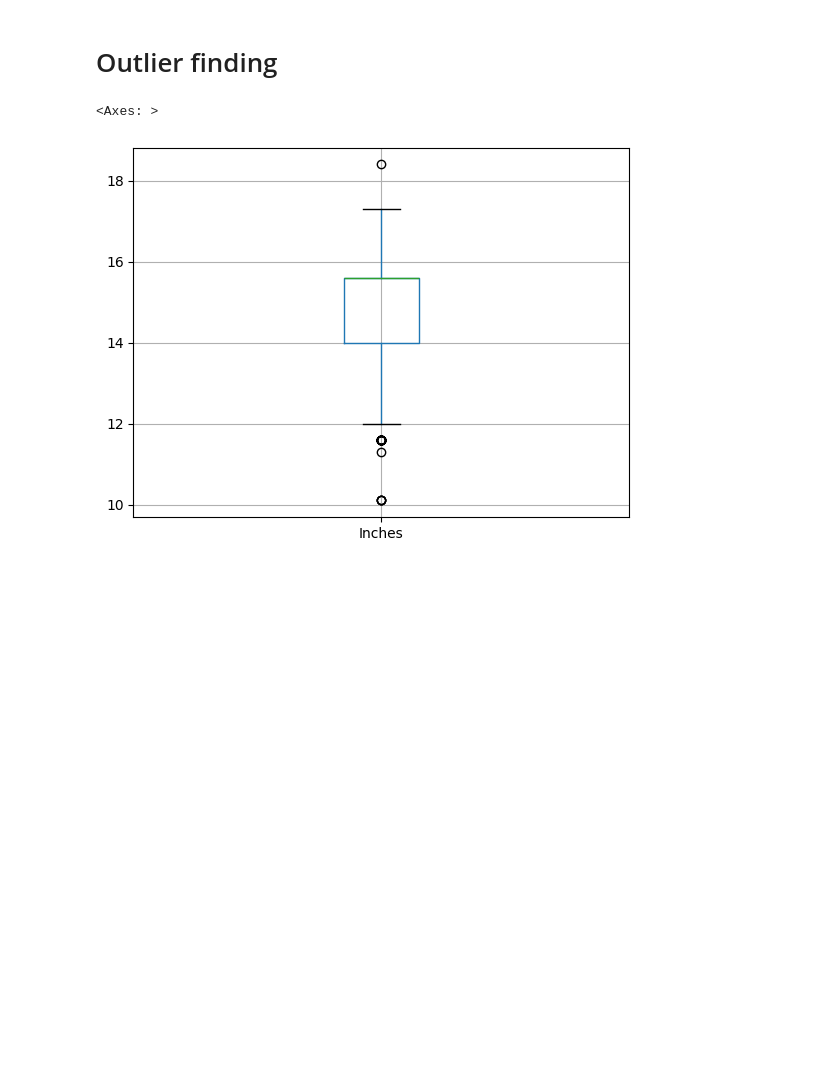
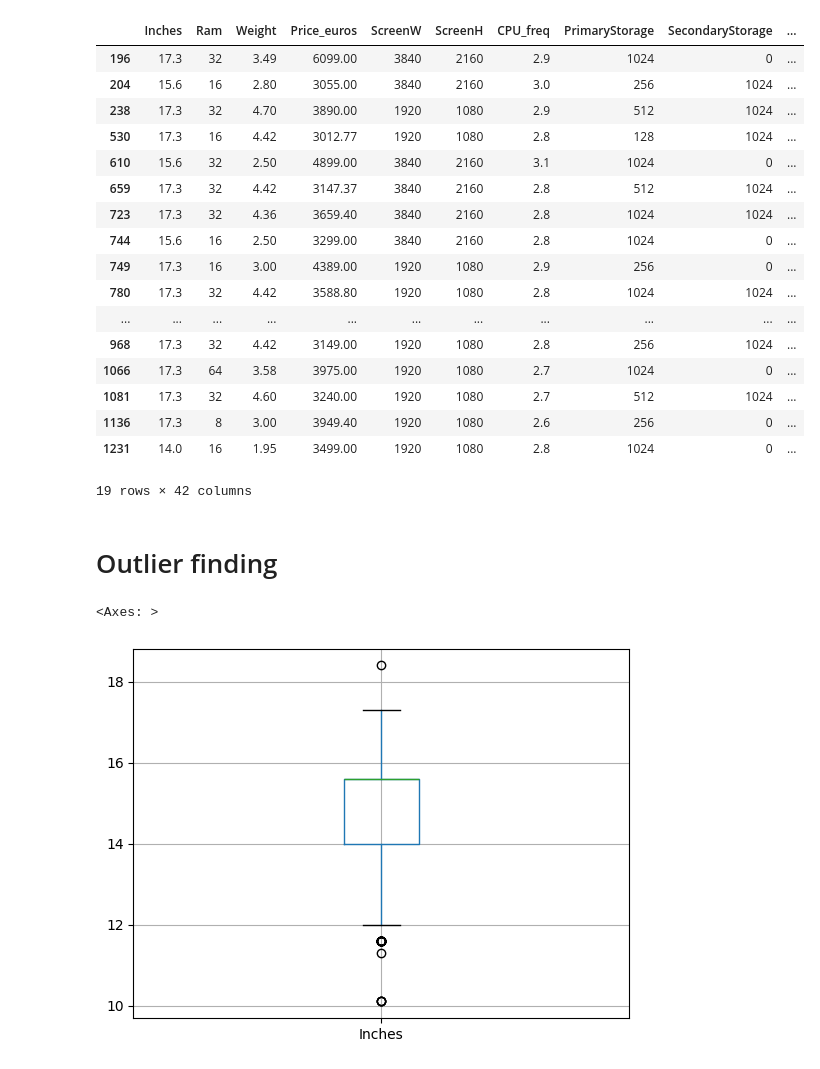
Before and after one commit to PreciousGemstone/CSSI-97-Project-insert_team_name-, a Jupyter notebook: Project_linear_regression.ipynb, the cells around one changed output. Cells and saved outputs as stored; diff of their text form; code cells hidden in the pictures; blank space fills up the shorter version.

```diff
--- a/Project_linear_regression.ipynb
+++ b/Project_linear_regression.ipynb
@@ -104,6 +104,7 @@ def get_data():
   improved_laptop = pd.get_dummies(improved_laptop, columns=['CPU_categories','GPU_categories', 'Touchscreen', 'PrimaryStorageType','SecondaryStorageType',
                                                            'Screen', 'RetinaDisplay','IPSpanel'], drop_first=True, dtype=int)
 
+  improved_laptop_noscale = improved_laptop
   laptop_prices = improved_laptop[['Price_euros']]
   improved_laptop_features = improved_laptop.drop('Price_euros', axis=1)
 
@@ -128,9 +129,30 @@ def get_data():
 
   X, y = improved_laptop.values, laptop_prices.values
   X_train, X_test, y_train, y_test = train_test_split(X, y, test_size = 0.2, random_state = 30)
-  return(X_train, X_test, y_train, y_test, scaler, price_scaler, improved_laptop, improved_laptop_wprice, laptop_prices, improved_laptop_continous)
+  return(X_train, X_test, y_train, y_test, scaler, price_scaler, improved_laptop, improved_laptop_wprice, laptop_prices, improved_laptop_continous, improved_laptop_noscale)
 # %%
-X_train, X_test, y_train, y_test, scaler, price_scaler, improved_laptop, improved_laptop_wprice, laptop_prices, improved_laptop_continous = get_data()
+X_train, X_test, y_train, y_test, scaler, price_scaler, improved_laptop, improved_laptop_wprice, laptop_prices, improved_laptop_continous, improved_laptop_noscale = get_data()
+# %%
+display(improved_laptop_noscale[improved_laptop_noscale['Price_euros'] >3000])
+# %% [output]
+|  | Inches | Ram | Weight | Price_euros | ScreenW | ScreenH | CPU_freq | PrimaryStorage | SecondaryStorage | ... |
+| 196 | 17.3 | 32 | 3.49 | 6099.00 | 3840 | 2160 | 2.9 | 1024 | 0 | ... |
+| 204 | 15.6 | 16 | 2.80 | 3055.00 | 3840 | 2160 | 3.0 | 256 | 1024 | ... |
+| 238 | 17.3 | 32 | 4.70 | 3890.00 | 1920 | 1080 | 2.9 | 512 | 1024 | ... |
+| 530 | 17.3 | 16 | 4.42 | 3012.77 | 1920 | 1080 | 2.8 | 128 | 1024 | ... |
+| 610 | 15.6 | 32 | 2.50 | 4899.00 | 3840 | 2160 | 3.1 | 1024 | 0 | ... |
+| 659 | 17.3 | 32 | 4.42 | 3147.37 | 3840 | 2160 | 2.8 | 512 | 1024 | ... |
+| 723 | 17.3 | 32 | 4.36 | 3659.40 | 3840 | 2160 | 2.8 | 1024 | 1024 | ... |
+| 744 | 15.6 | 16 | 2.50 | 3299.00 | 3840 | 2160 | 2.8 | 1024 | 0 | ... |
+| 749 | 17.3 | 16 | 3.00 | 4389.00 | 1920 | 1080 | 2.9 | 256 | 0 | ... |
+| 780 | 17.3 | 32 | 4.42 | 3588.80 | 1920 | 1080 | 2.8 | 1024 | 1024 | ... |
+| ... | ... | ... | ... | ... | ... | ... | ... | ... | ... | ... |
+| 968 | 17.3 | 32 | 4.42 | 3149.00 | 1920 | 1080 | 2.8 | 256 | 1024 | ... |
+| 1066 | 17.3 | 64 | 3.58 | 3975.00 | 1920 | 1080 | 2.7 | 1024 | 0 | ... |
+| 1081 | 17.3 | 32 | 4.60 | 3240.00 | 1920 | 1080 | 2.7 | 512 | 1024 | ... |
+| 1136 | 17.3 | 8 | 3.00 | 3949.40 | 1920 | 1080 | 2.6 | 256 | 0 | ... |
+| 1231 | 14.0 | 16 | 1.95 | 3499.00 | 1920 | 1080 | 2.8 | 1024 | 0 | ... |
+19 rows × 42 columns
 # %% [markdown]
 # Outlier finding
 # %%
```
